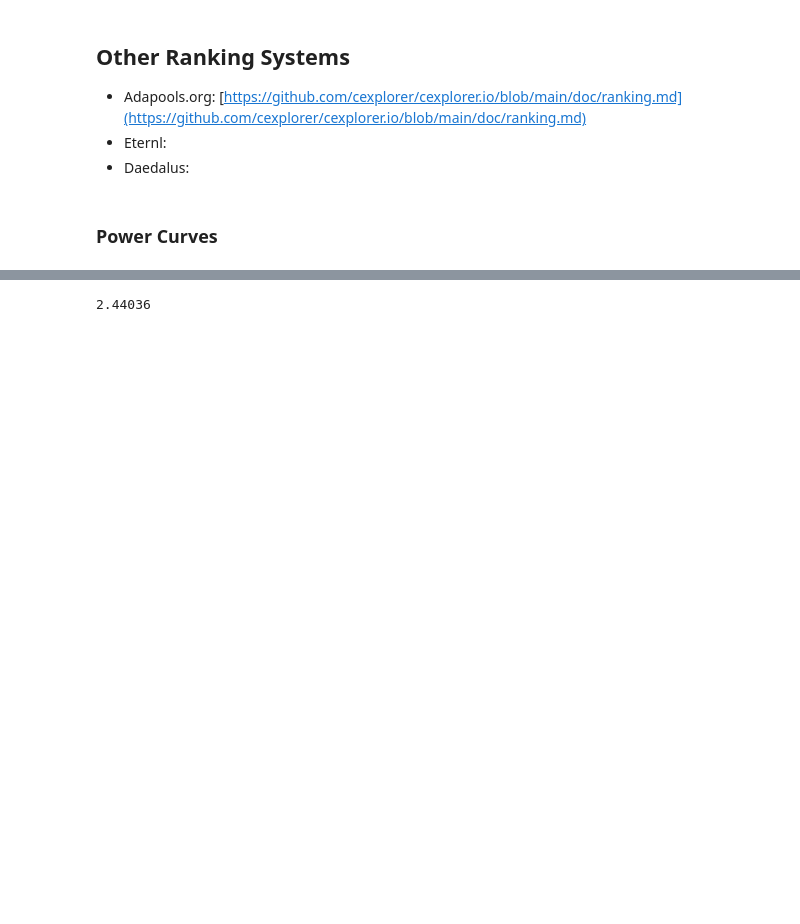
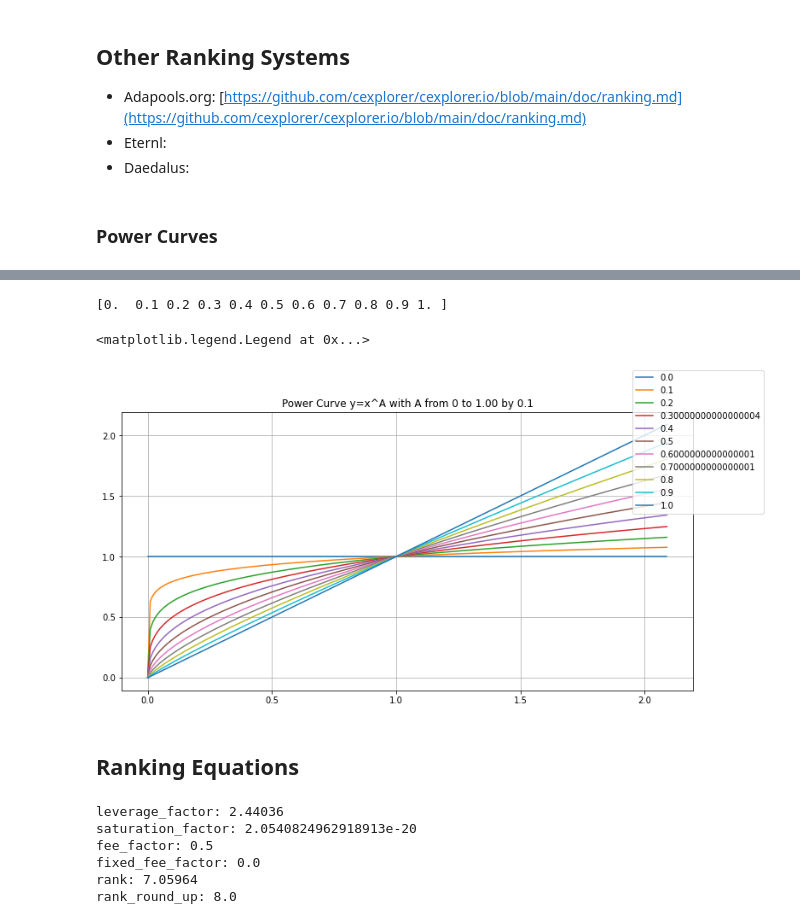
Before and after one commit to ccgarant/cardano-cip-50-draft-liesenfelt-supporting-work, a Jupyter notebook: new_pool_ranking/cip-50-ranking-equation-draft.ipynb, the cells around one changed output, grey strips where cells are left out. Saved outputs shown, nothing was run; the diff lists cells and outputs as text; code cells hidden in the pictures; blank space fills up the shorter version.

```diff
--- a/new_pool_ranking/cip-50-ranking-equation-draft.ipynb
+++ b/new_pool_ranking/cip-50-ranking-equation-draft.ipynb
@@ -95,2 +99,19 @@ f.legend(r)
+# %%
+f = plt.figure(figsize=(12,6))
+r = np.arange(0,1.1,.1)
+print(r)
+
+for r0 in r:
+    y = np.power(x,r0)
+    plt.plot(x,y)
+plt.grid('on')
+plt.title('Power Curve y=x^A with A from 0 to 1.00 by 0.1')
+f.legend(r)
+# %% [output]
+[0.  0.1 0.2 0.3 0.4 0.5 0.6 0.7 0.8 0.9 1. ]
+<matplotlib.legend.Legend at 0x...>
+[figure, added]
+# %% [markdown]
+## Ranking Equations
 # %%
 #parameters
@@ -109,5 +145,32 @@ def saturation_factor()
 # %%
-#checks
-leverage_factor(49.4,L,A) #correct
+#checks, using SKY from spreadsheet as a reference
+
+## SKY POOL
+pledge = 123
+stake = 6_080
+fee = 340
+margin = 0.01 #[1.0%]
+
+
+lf =leverage_factor(49.4,L,A) #correct
+sf = saturation_factor(6_203,68_555_404,B,C) #correct
+ff = fee_factor(margin,D)
+fff = fixed_fee_factor(fee,minFee,stake,E)
+rank = ranking_equation(lf,sf,ff,fff)
+rank_round_up = np.ceil(rank)
+
+print(f'leverage_factor: {lf}')
+print(f'saturation_factor: {sf}')
+print(f'fee_factor: {ff}')
+print(f'fixed_fee_factor: {fff}')
+print(f'rank: {rank}')
+print(f'rank_round_up: {rank_round_up}')
+
+# matches spreadsheet ::check::
 # %% [output]
-2.44036
+leverage_factor: 2.44036
+saturation_factor: 2.0540824962918913e-20
+fee_factor: 0.5
+fixed_fee_factor: 0.0
+rank: 7.05964
+rank_round_up: 8.0
```
Also changed, not shown: parts of 5 cells of this notebook, 2 other files.
